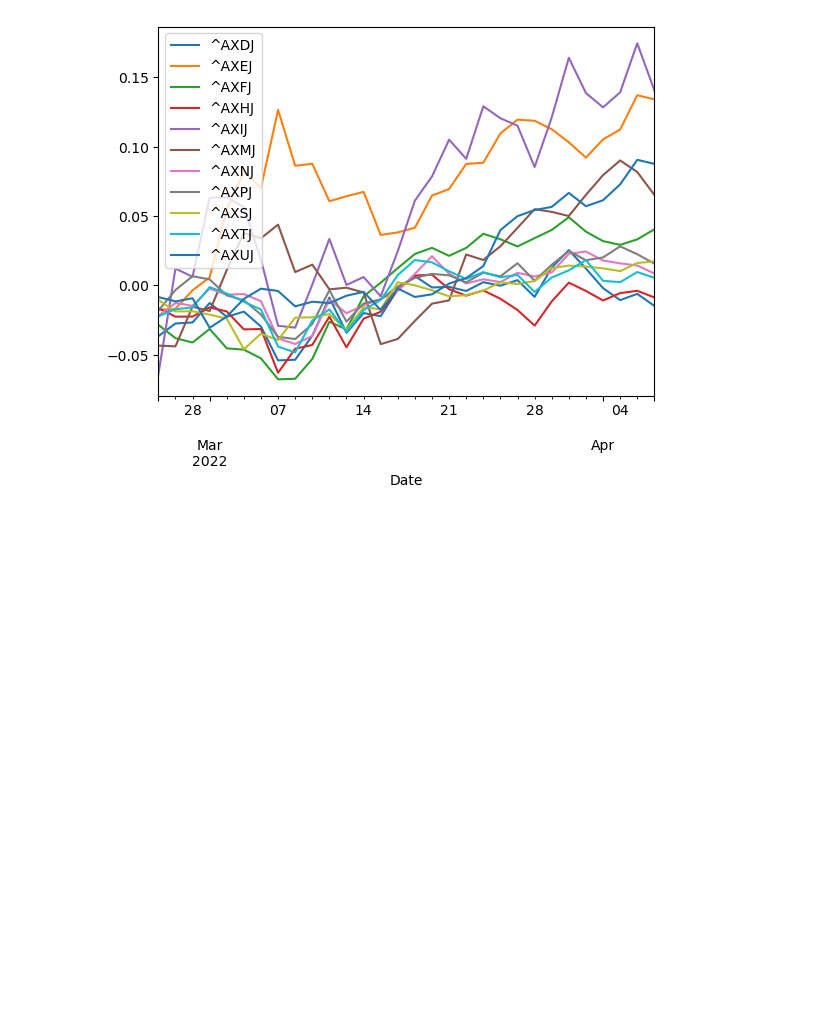
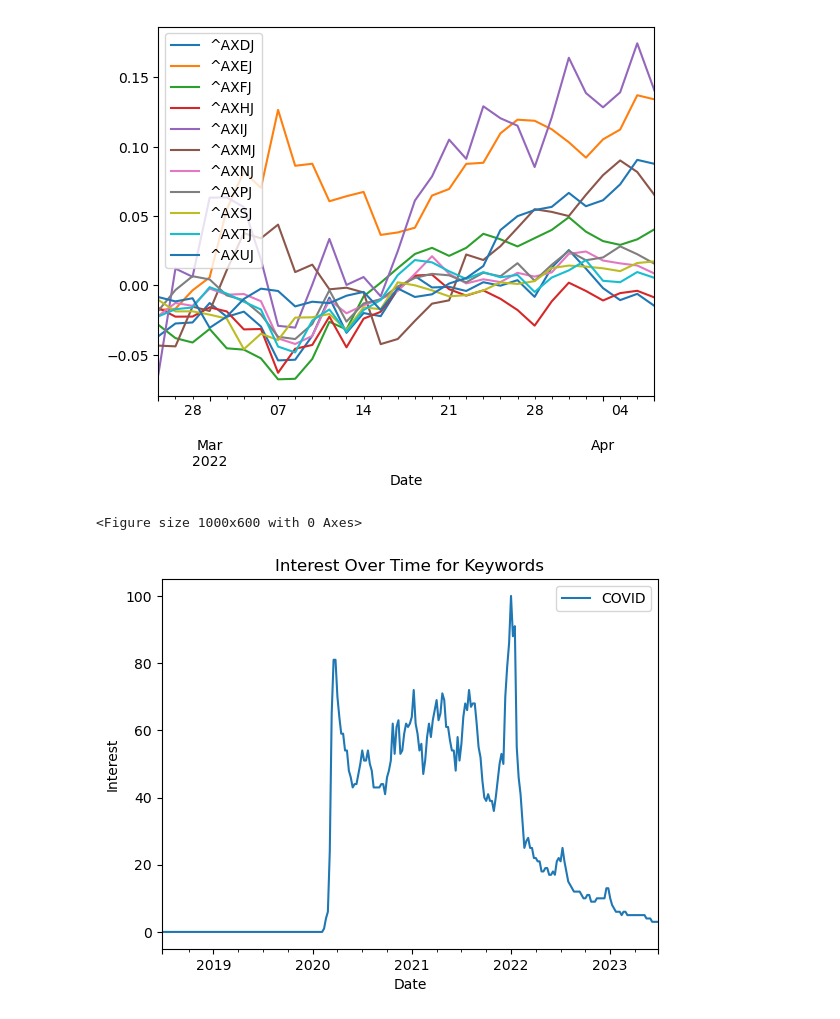
Before and after one commit to DGLewiss/Repo-Practice, a Jupyter notebook: yfinance.ipynb, the cells around one changed output. Drawn from its saved outputs; the diff is of its cells as text; code cells hidden in the pictures; blank space fills up the shorter version.

```diff
--- a/yfinance.ipynb
+++ b/yfinance.ipynb
@@ -132,25 +134,27 @@ ukraine_drop_1month.plot()
 <Axes: xlabel='Date'>
 [figure]
 # %%
-PYTRENDS DATA
 
 
 # Set up pytrends
 pytrends = TrendReq(hl="en-US", tz=360)
 
 # Keywords to track
 keywords = ["COVID"]
 
 # Build the payload
 pytrends.build_payload(keywords, timeframe="2018-07-01 2023-06-30", geo="")
 
 # Get interest over time data
 interest_over_time_df = pytrends.interest_over_time()
 
 # Plot the data
 plt.figure(figsize=(10, 6))
 interest_over_time_df.plot()
-plt.title("Interest Over Time for Keywords’)
-plt.xlabel(‘Date’)
-plt.ylabel(‘Interest’)
+plt.title("Interest Over Time for Keywords")
+plt.xlabel("Date")
+plt.ylabel("Interest")
 plt.show()
+# %% [output]
+<Figure size 1000x600 with 0 Axes>
+[figure, added]
```
Also changed, not shown: parts of 14 cells of this notebook.
